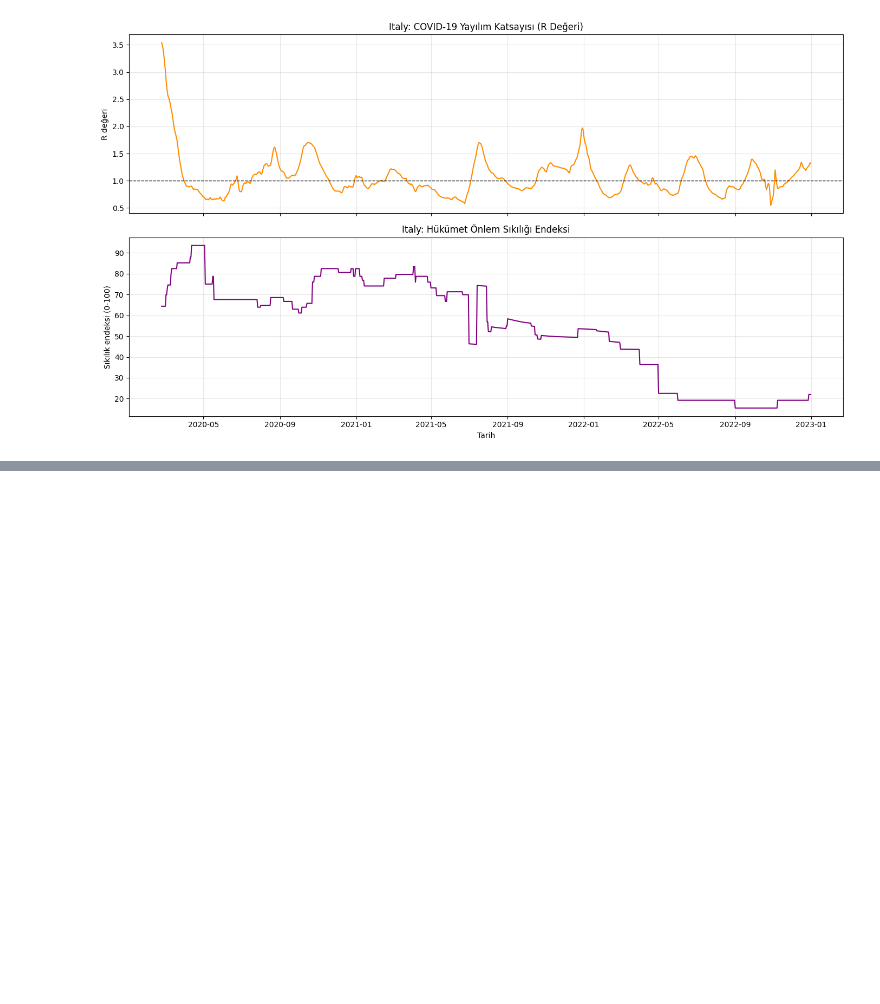
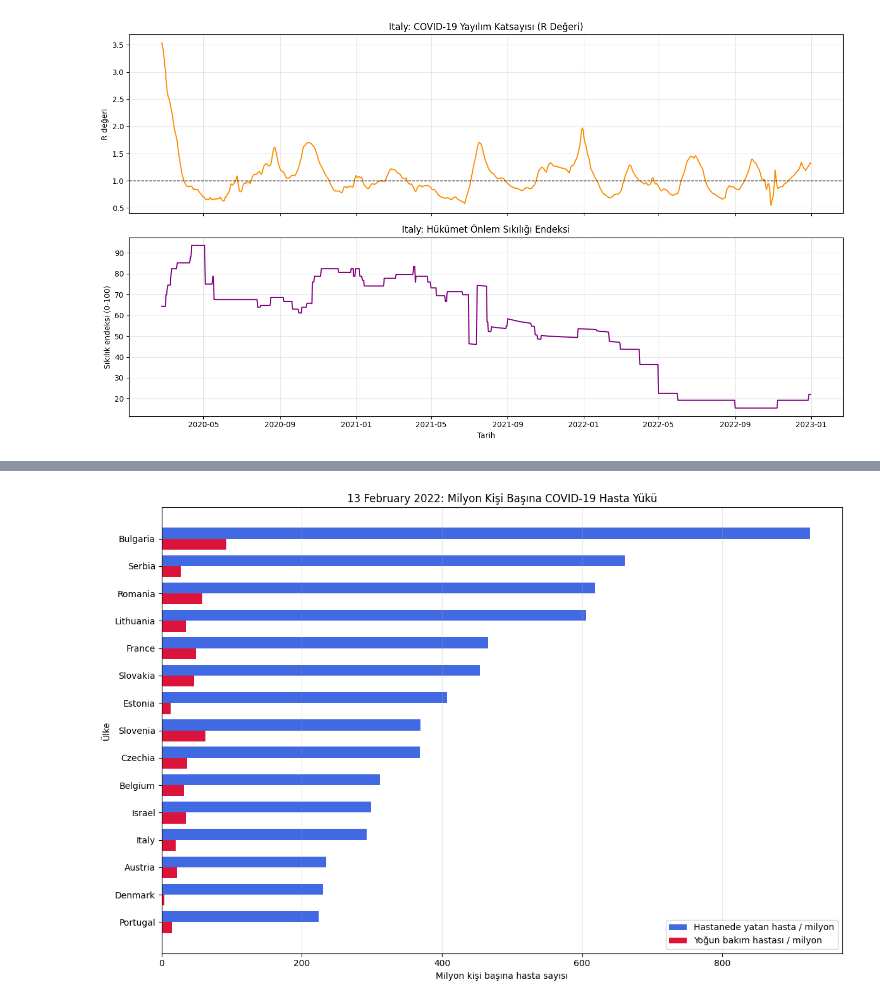
Before and after one commit to nazlican-engineer/CoronaVirusProject, a Jupyter notebook: notebooks/spread_hospital_analysis.ipynb, the cells around one changed output, grey strips where cells are left out. Saved outputs shown, nothing was run; the diff lists cells and outputs as text; code cells hidden in the pictures; blank space fills up the shorter version.

```diff
--- a/notebooks/spread_hospital_analysis.ipynb
+++ b/notebooks/spread_hospital_analysis.ipynb
@@ -1005,0 +1100,49 @@ plt.show()
+# %%
+patient_snapshot = (
+    patient_comparison_data.loc[
+        patient_comparison_data['date'] == comparison_date
+    ]
+    .sort_values(
+        'hosp_patients_per_million',
+        ascending=False
+    )
+    .head(15)
+    .copy()
+)
+
+positions = np.arange(len(patient_snapshot))
+
+plt.figure(figsize=(12, 8))
+
+plt.barh(
+    positions - 0.2,
+    patient_snapshot['hosp_patients_per_million'],
+    height=0.4,
+    label='Hastanede yatan hasta / milyon',
+    color='royalblue'
+)
+
+plt.barh(
+    positions + 0.2,
+    patient_snapshot['icu_patients_per_million'],
+    height=0.4,
+    label='Yoğun bakım hastası / milyon',
+    color='crimson'
+)
+
+plt.yticks(positions, patient_snapshot['location'])
+plt.gca().invert_yaxis()
+
+plt.title(
+    f'{comparison_date:%d %B %Y}: Milyon Kişi Başına COVID-19 Hasta Yükü'
+)
+
+plt.xlabel('Milyon kişi başına hasta sayısı')
+plt.ylabel('Ülke')
+plt.legend()
+plt.grid(axis='x', alpha=0.3)
+
+plt.tight_layout()
+plt.show()
+# %% [output]
+[figure, added]
```
Also changed, not shown: parts of 3 cells of this notebook.
